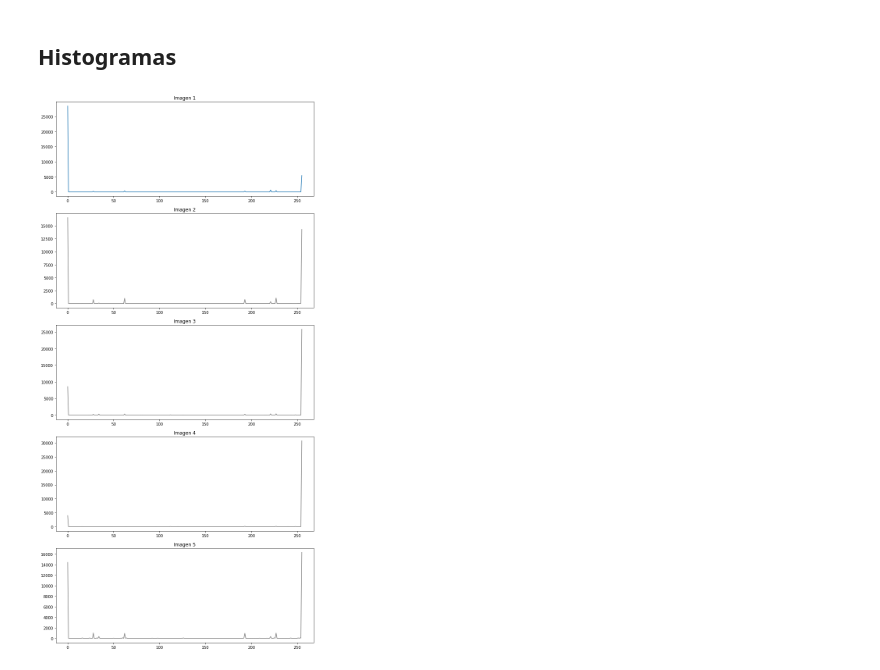
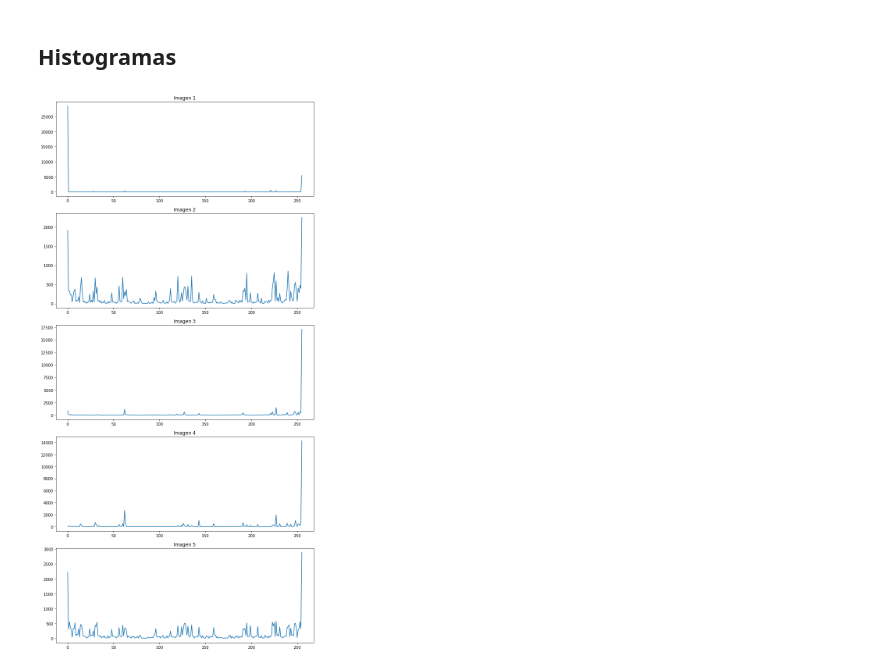
Before and after one commit to Minombreesana/vision_por_computadora_I, a Jupyter notebook: TP_4 LBP.ipynb, the cells around one changed output. Cells and saved outputs as stored; diff of their text form; code cells hidden in the pictures.

```diff
--- a/TP_4 LBP.ipynb
+++ b/TP_4 LBP.ipynb
@@ -76,5 +80,6 @@ plt.imshow(img_lbp1)
 # %%
 img = cv.imread('./material_TPs/TP4/imagen2.png')
 gray2 = cv.cvtColor(img,cv.COLOR_BGR2GRAY)
+gray2 = cv.copyMakeBorder(gray2, 1, 1, 1, 1, cv.BORDER_CONSTANT, (0,0,0))
 gray2.shape
 # %% [output]
@@ -104,5 +109,6 @@ plt.imshow(img_lbp2)
 # %%
 img = cv.imread('./material_TPs/TP4/imagen3.png')
 gray3 = cv.cvtColor(img,cv.COLOR_BGR2GRAY)
+gray3 = cv.copyMakeBorder(gray3, 1, 1, 1, 1, cv.BORDER_CONSTANT, (0,0,0))
 gray3.shape
 # %% [output]
@@ -132,5 +138,6 @@ plt.imshow(img_lbp3)
 # %%
 img = cv.imread('./material_TPs/TP4/imagen4.png')
 gray4 = cv.cvtColor(img,cv.COLOR_BGR2GRAY)
+gray4 = cv.copyMakeBorder(gray4, 1, 1, 1, 1, cv.BORDER_CONSTANT, (0,0,0))
 gray4.shape
 # %% [output]
@@ -160,5 +167,6 @@ plt.imshow(img_lbp4)
 # %%
 img = cv.imread('./material_TPs/TP4/imagen5.png')
 gray5 = cv.cvtColor(img,cv.COLOR_BGR2GRAY)
+gray5 = cv.copyMakeBorder(gray5, 1, 1, 1, 1, cv.BORDER_CONSTANT, (0,0,0))
 gray5.shape
 # %% [output]
@@ -188,21 +196,21 @@ plt.imshow(img_lbp5)
 # %%
 fig, (ax1,ax2,ax3,ax4,ax5) = plt.subplots(5, figsize=(10,20))
 
 ax1.plot(hist_lbp)
 ax1.set_title('Imagen 1')
 
-ax2.plot(hist_lbp2, color='gray')
+ax2.plot(hist_lbp2)
 ax2.set_title('Imagen 2')
 
-ax3.plot(hist_lbp3, color='gray')
+ax3.plot(hist_lbp3)
 ax3.set_title('Imagen 3')
 
-ax4.plot(hist_lbp4, color='gray')
+ax4.plot(hist_lbp4)
 ax4.set_title('Imagen 4')
 
-ax5.plot(hist_lbp5, color='gray')
+ax5.plot(hist_lbp5)
 ax5.set_title('Imagen 5')
 
 fig.tight_layout()
 # %% [output]
-[figure, old version]
+[figure, new version]
```
Also changed, not shown: parts of 17 cells of this notebook, 1 other file.
